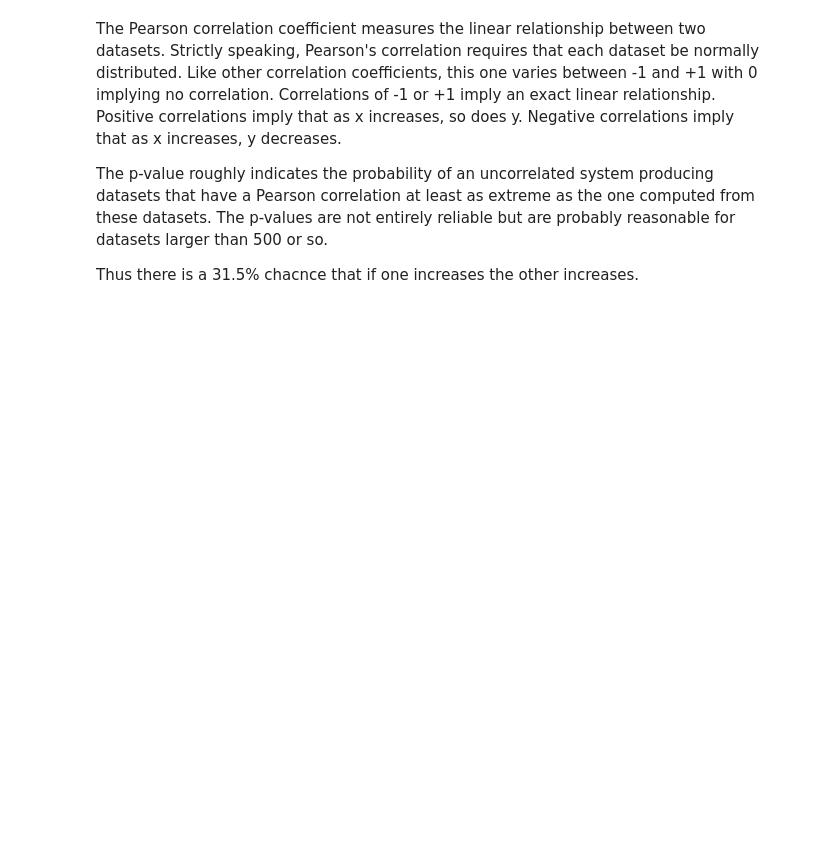
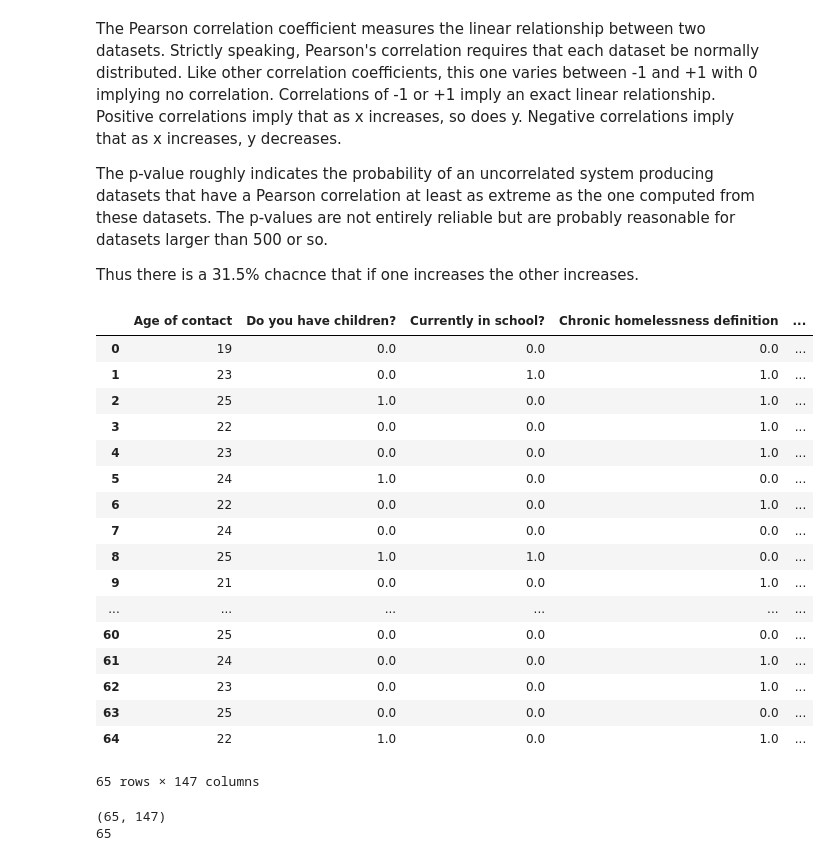
Before and after one commit to moniljhaveri/ec506Project, a Jupyter notebook: Project-Progress-Report-Copy1-NVM-additions.ipynb, the cells around one changed output. Drawn from its saved outputs; the diff is of its cells as text; code cells hidden in the pictures; blank space fills up the shorter version.

Commit message:
Nick additions demgraphic to job/housing prediction v1

```diff
--- a/Project-Progress-Report-Copy1-NVM-additions.ipynb
+++ b/Project-Progress-Report-Copy1-NVM-additions.ipynb
@@ -887,3 +886,8 @@ The Pearson correlation coefficient measures the linear relationship
  Thus there is a 31.5% chacnce that if one increases the other increases.
 # %%
 full_guest_job_housing_df = dfGuest_full_names.copy()
+job_housing_df = dfDict['Season 2 Guest Housing and Jobs 2016-2017'].copy()
+
+full_guest_job_housing_df["Got Job or Housing"] = (full_guest_job_housing_df['Full Name']).isin(list(job_housing_df["Guest Name"]))
+full_guest_job_housing_df["Got Job or Housing"] = pd.DataFrame(full_guest_job_housing_df["Got Job or Housing"]).applymap(lambda x: 1 if x else 0)
+
@@ -891,13 +895,33 @@ guestColumns = ['Age of contact', 'Do you have children?', 'Currently in school?
 eth = ['Race', 'Ethnicity/Nationality','Ethnicity:Other', 'Highest level of education completed', 'Gender', "Sexual Orientation Identify w/ (if an", 'Citizenship/Immigration Status', 'Other: Citizenship/Immigration Status','Support self: Other','Primary Language(s)']
 full_guest_job_housing_df_clean_demog = full_guest_job_housing_df[guestColumns]
 full_guest_job_housing_df_clean_demog = full_guest_job_housing_df_clean_demog.replace(['yes', 'no', 'Yes', 'No', 'Yes Yes', 'No No'], [1, 0 , 1, 0, 1, 0])
 full_guest_job_housing_df_clean_demog = full_guest_job_housing_df_clean_demog.replace(["Can't remember", "I don't know","Declined"], [0, 0,0])
 
 full_guest_job_housing_df_clean_demog.fillna(0, inplace=True)
 full_guest_job_housing_df_cleanGuestEth = pd.get_dummies(full_guest_job_housing_df_clean_demog[eth], prefix = 'dummy')
 #cleanGuestEth
 full_guest_job_housing_df_clean = pd.concat([full_guest_job_housing_df_clean_demog, full_guest_job_housing_df_cleanGuestEth], axis=1)
 full_guest_job_housing_df_clean = full_guest_job_housing_df_clean.drop(eth, axis=1)
-# df_reg = df_new
+df_reg = df_new
 # df_reg["Intercept"] = 1.0
 # df_reg.head()
+full_guest_job_housing_df_clean
+# %% [output]
+|  | Age of contact | Do you have children? | Currently in school? | Chronic homelessness definition | ... |
+| 0 | 19 | 0.0 | 0.0 | 0.0 | ... |
+| 1 | 23 | 0.0 | 1.0 | 1.0 | ... |
+| 2 | 25 | 1.0 | 0.0 | 1.0 | ... |
+| 3 | 22 | 0.0 | 0.0 | 1.0 | ... |
+| 4 | 23 | 0.0 | 0.0 | 1.0 | ... |
+| 5 | 24 | 1.0 | 0.0 | 0.0 | ... |
+| 6 | 22 | 0.0 | 0.0 | 1.0 | ... |
+| 7 | 24 | 0.0 | 0.0 | 0.0 | ... |
+| 8 | 25 | 1.0 | 1.0 | 0.0 | ... |
+| 9 | 21 | 0.0 | 0.0 | 1.0 | ... |
+| ... | ... | ... | ... | ... | ... |
+| 60 | 25 | 0.0 | 0.0 | 0.0 | ... |
+| 61 | 24 | 0.0 | 0.0 | 1.0 | ... |
+| 62 | 23 | 0.0 | 0.0 | 1.0 | ... |
+| 63 | 25 | 0.0 | 0.0 | 0.0 | ... |
+| 64 | 22 | 1.0 | 0.0 | 1.0 | ... |
+65 rows × 147 columns
@@ -903,0 +937,6 @@ full_guest_job_housing_df_clean = full_guest_job_housing_df_clean.drop(eth, axis
+# %%
+print(full_guest_job_housing_df_clean.shape)
+print(len(Y_job_housing))
+# %% [output]
+(65, 147)
+65
```
Also changed, not shown: parts of 6 cells of this notebook.
